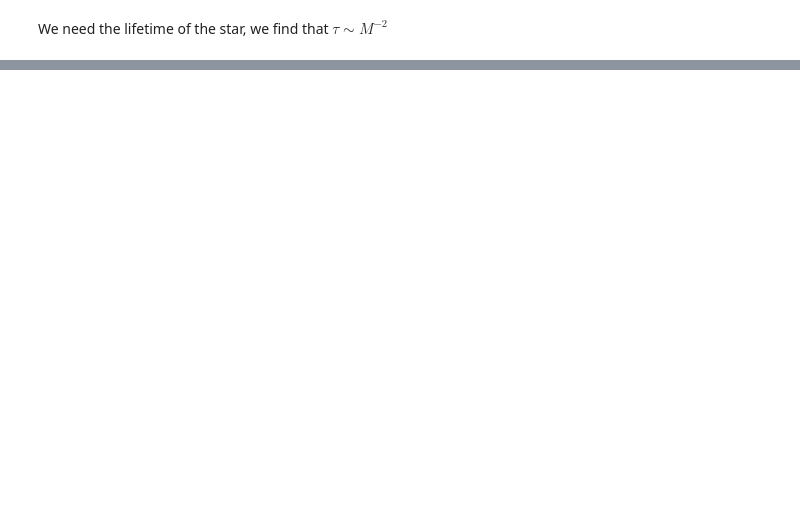
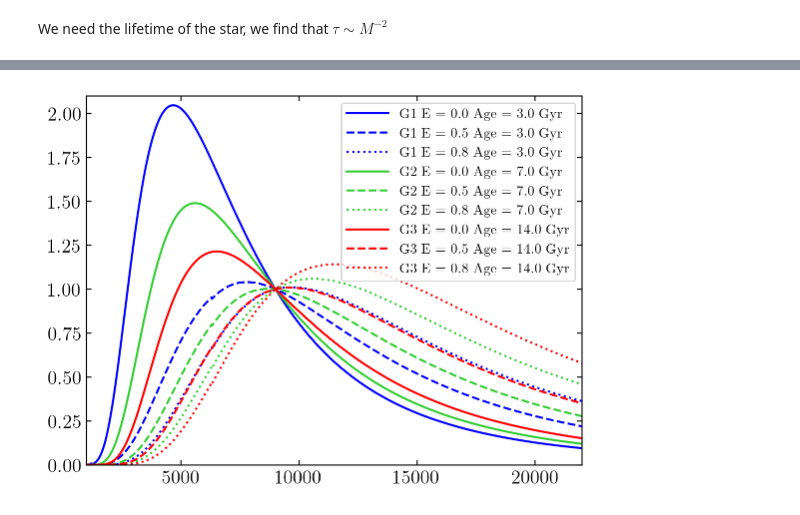
Before and after one commit to smucedola/cosmic-lab, a Jupyter notebook: gal_sp_evol.ipynb, the cells around one changed output, grey strips where cells are left out. Saved outputs shown, nothing was run; the diff lists cells and outputs as text; code cells hidden in the pictures; blank space fills up the shorter version.

```diff
--- a/gal_sp_evol.ipynb
+++ b/gal_sp_evol.ipynb
@@ -105,0 +178,44 @@ G3 is 10 $\text{Gyr}$ old. <br>
+# %%
+def spmodel(m_arr, nstars, lambd, age_g):
+    bb_arr = np.array([])
+    bb_tot = 0
+
+    for m in m_arr:
+        T = 5780*(m**0.5)
+        L = m**3.5          #luminosity because distance is the same and it's just a scale factor
+        nstars = m**(-2.35)
+        lifetime_s = m/L
+
+        if age_g <= lifetime_s:
+            b0 = BlackBody(temperature=T*u.K, scale = 1.*u.erg/(u.cm**2 * u.AA * u.s * u.sr))
+            bb = L*nstars*b0(lambd * u.AA)/(b0.bolometric_flux.value)  #stars at the same distance
+            bb_tot += bb
+
+    return bb_tot/bb_tot[lambd == 9000]
+# %%
+m_min = 0.1
+m_max = 100
+nbin = 1000
+xi_0 = 1 # density of stars in galaxy
+m_arr = np.linspace(m_min, m_max, nbin)
+
+E_arr = np.array([0, .5, .8])
+age_arr = np.array([.3,.7,1.4])
+
+lambd = np.arange(int(1e3) ,int(2.2e4), 10)
+
+colors = ['blue', 'limegreen', 'red']
+linestyles = ['-', '--', ':']
+G = ['G1', 'G2', 'G3']
+
+for age_g, cl, g in zip(age_arr, colors, G):
+    f_int = spmodel(m_arr, 100, lambd, age_g)
+
+    for E, ls in zip(E_arr, linestyles):
+        f_obs = attenuation(f_int, lambd, E)
+        plt.plot(lambd, f_obs, label=f"{g} E = {round(E, 2)} Age = {age_g*10} Gyr", color = cl, ls = ls)
+
+plt.legend(fontsize = 10)
+plt.ylim(0,2.1);
+# %% [output]
+[figure, added]
```
Also changed, not shown: parts of 15 cells of this notebook, 8 other files.
